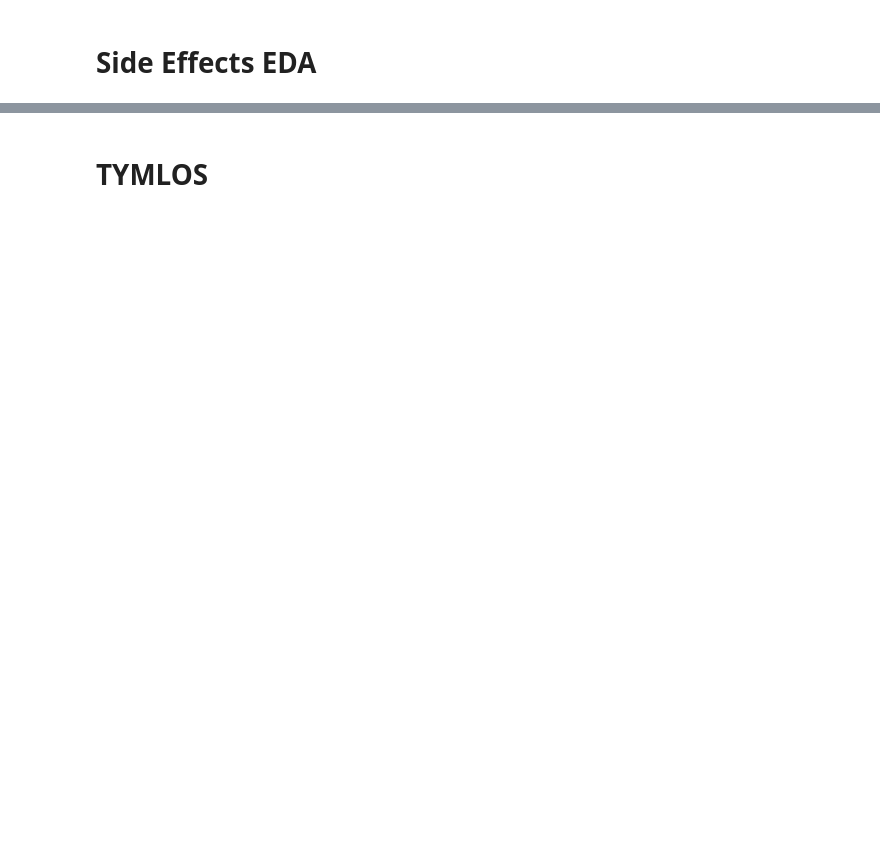
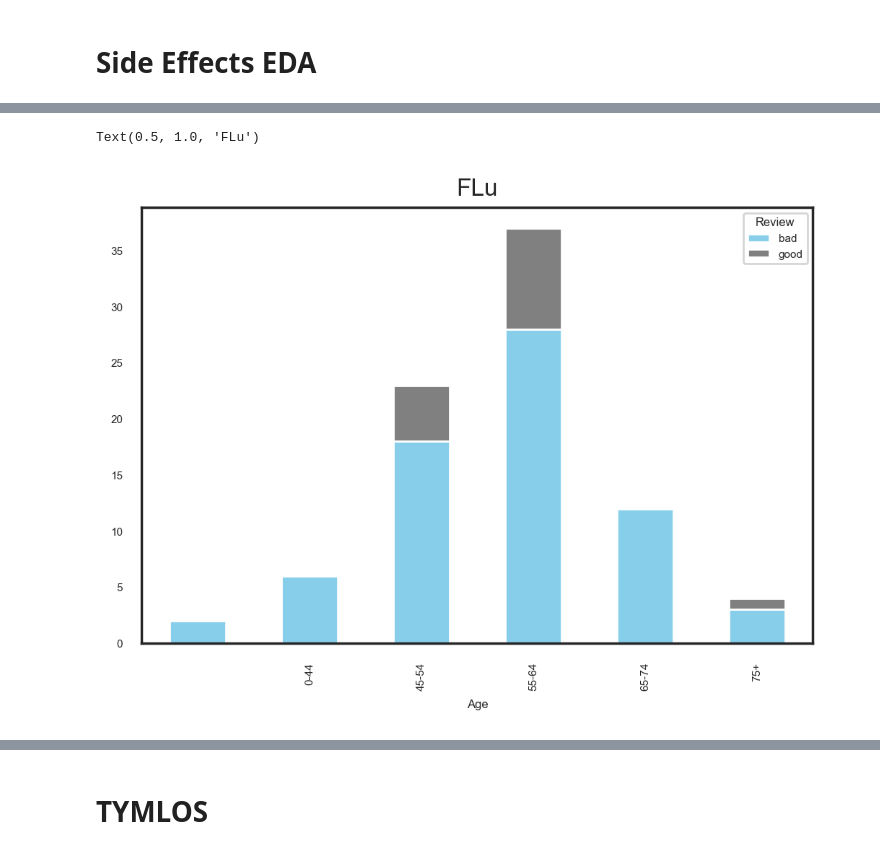
Before and after one commit to woonsupkim/DrugReview, a Jupyter notebook: Woon_after_Classification.ipynb, the cells around one changed output, grey strips where cells are left out. Drawn from its saved outputs; the diff is of its cells as text; code cells hidden in the pictures; blank space fills up the shorter version.

```diff
--- a/Woon_after_Classification.ipynb
+++ b/Woon_after_Classification.ipynb
@@ -470,10 +569,0 @@ plt.title('Limb Pain', fontsize=12)
-# %%
-sns.set(rc={"figure.dpi":100, 'savefig.dpi':100},
-        font_scale=0.5,
-        style="white"
-        )
-sns.countplot(x = 'Age', data = df_limb, color = 'skyblue', order=["0-44", "45-54", "55-64", "65-74", "75+"])
-plt.title('Limb Pain', fontsize=12)
-
-"""ax = plt.gca()
-ax.set_ylim([0, 200])"""
@@ -577,0 +620,8 @@ sns.countplot(x = 'Age', data = df_headache[df_headache['Review'] == 'bad'], col
+# %%
+df_plot = df_flu.groupby(['Age', 'Review']).size().reset_index().pivot(columns='Review', index='Age', values=0)
+#df_plot
+df_plot.plot(kind='bar', stacked=True, color=["skyblue", "gray"])
+plt.title('FLu', fontsize=12)
+# %% [output]
+Text(0.5, 1.0, 'FLu')
+[figure, added]
```
Also changed, not shown: parts of 62 cells of this notebook.
